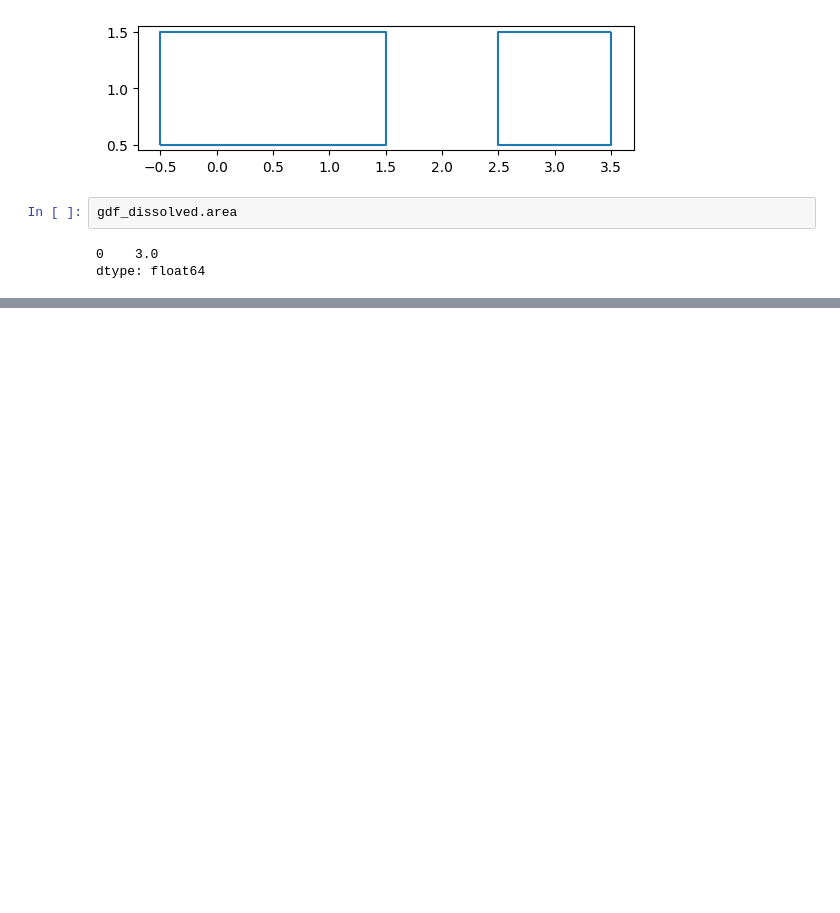
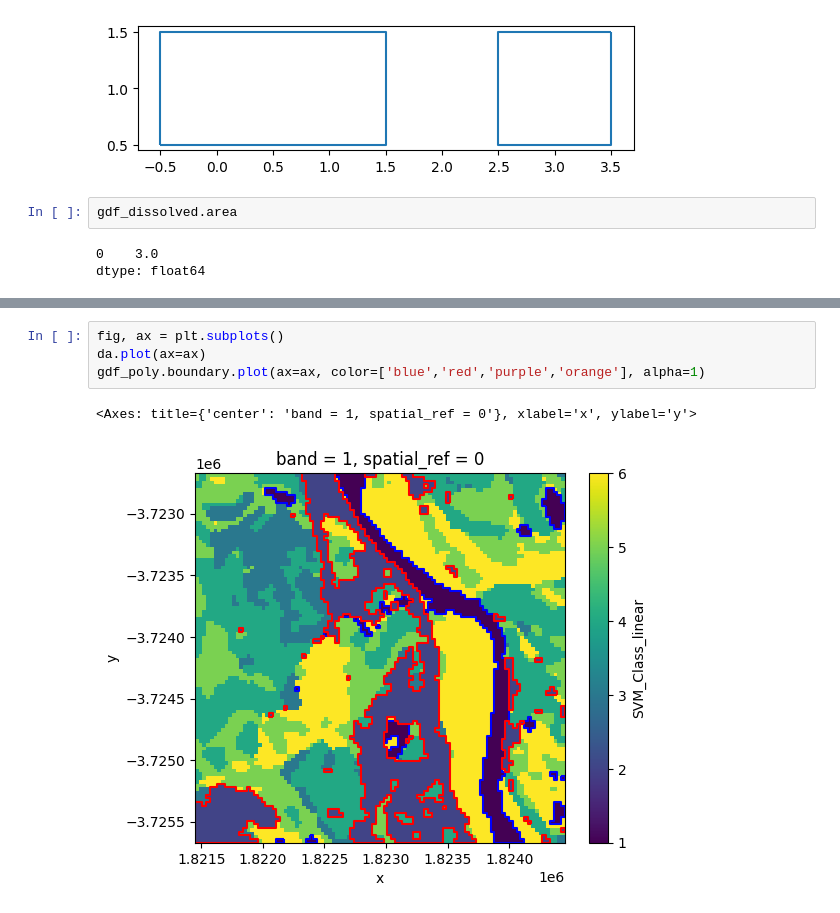
Before and after one commit to mjdear68/geospatial_raster_classification_map_to_polygons, a Jupyter notebook: points_to_polygons.ipynb, the cells around one changed output, grey strips where cells are left out. Cells and saved outputs as stored; diff of their text form; blank space fills up the shorter version.

```diff
--- a/points_to_polygons.ipynb
+++ b/points_to_polygons.ipynb
@@ -147,0 +257,7 @@ dtype: float64
+# %%
+fig, ax = plt.subplots()
+da.plot(ax=ax)
+gdf_poly.boundary.plot(ax=ax, color=['blue','red','purple','orange'], alpha=1)
+# %% [output]
+<Axes: title={'center': 'band = 1, spatial_ref = 0'}, xlabel='x', ylabel='y'>
+[figure, added]
```
Also changed, not shown: parts of 15 cells of this notebook.
